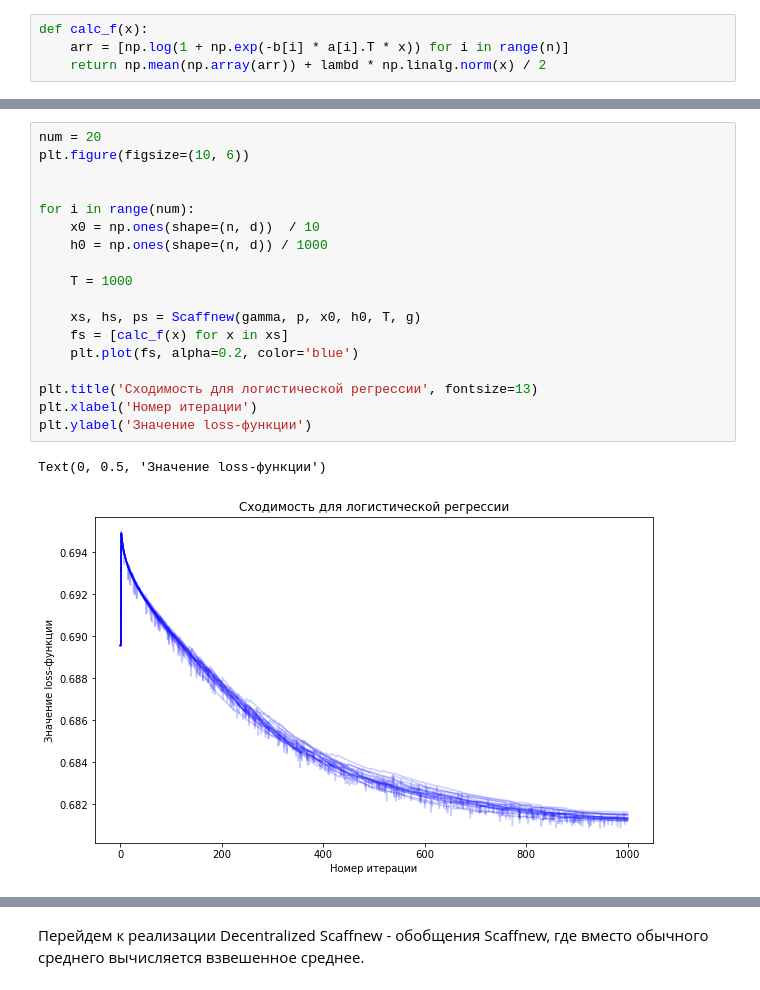
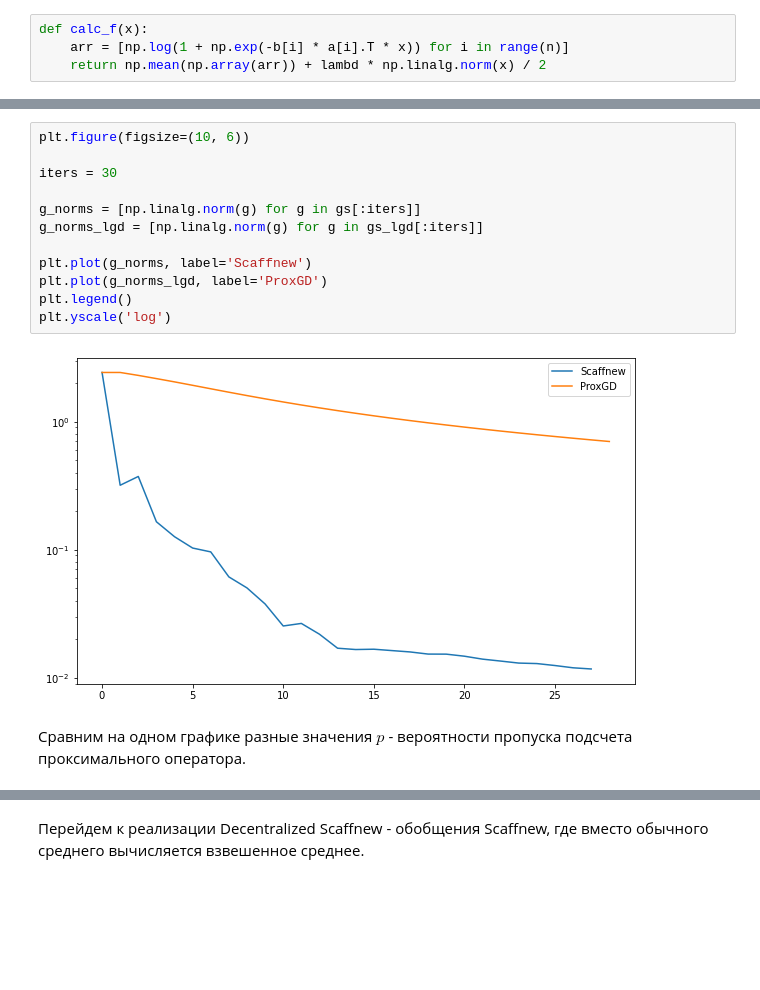
Before and after one commit to KseniyaShestakova/ProxSkip, a Jupyter notebook: ProxSkip.ipynb, the cells around one changed output, grey strips where cells are left out. Saved outputs shown, nothing was run; the diff lists cells and outputs as text; blank space fills up the shorter version.

```diff
--- a/ProxSkip.ipynb
+++ b/ProxSkip.ipynb
@@ -287,21 +369,16 @@ plt.plot(fs)
-# %%
-num = 20
-plt.figure(figsize=(10, 6))
-
-
-for i in range(num):
-    x0 = np.ones(shape=(n, d))  / 10
-    h0 = np.ones(shape=(n, d)) / 1000
-
-    T = 1000
-
-    xs, hs, ps = Scaffnew(gamma, p, x0, h0, T, g)
-    fs = [calc_f(x) for x in xs]
-    plt.plot(fs, alpha=0.2, color='blue')
-
-plt.title('Сходимость для логистической регрессии', fontsize=13)
-plt.xlabel('Номер итерации')
-plt.ylabel('Значение loss-функции')
-# %% [output]
-Text(0, 0.5, 'Значение loss-функции')
-[figure, removed]
+# %%
+plt.figure(figsize=(10, 6))
+
+iters = 30
+
+g_norms = [np.linalg.norm(g) for g in gs[:iters]]
+g_norms_lgd = [np.linalg.norm(g) for g in gs_lgd[:iters]]
+
+plt.plot(g_norms, label='Scaffnew')
+plt.plot(g_norms_lgd, label='ProxGD')
+plt.legend()
+plt.yscale('log')
+# %% [output]
+[figure, added]
+# %% [markdown]
+Сравним на одном графике разные значения $p$ - вероятности пропуска подсчета проксимального оператора.
```
Also changed, not shown: parts of 22 cells of this notebook.
